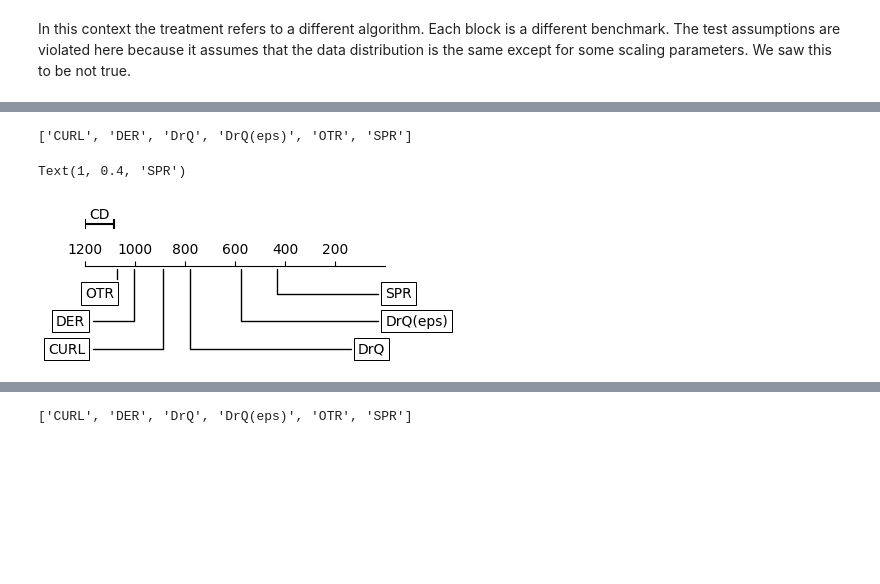
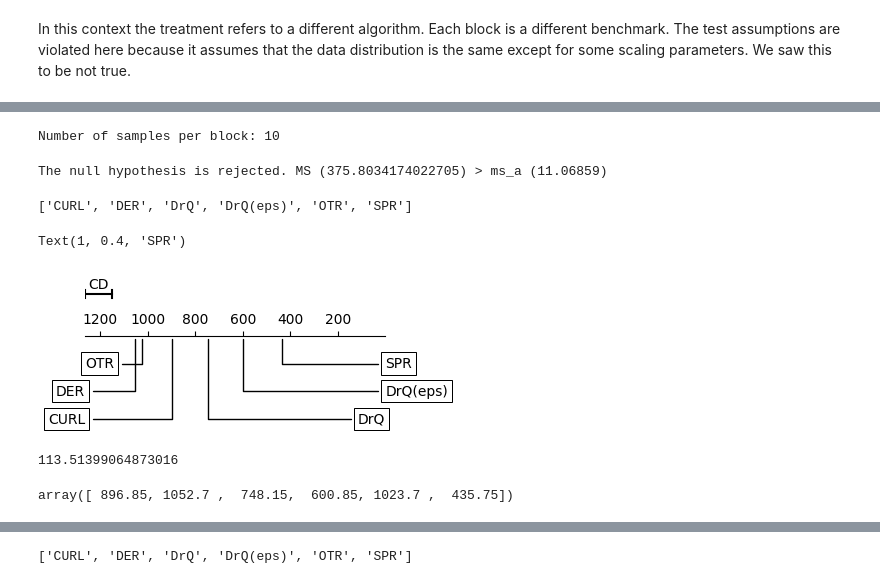
Before and after one commit to ecaromeo/stat_prec, a Jupyter notebook: normality.ipynb, the cells around one changed output, grey strips where cells are left out. Saved outputs shown, nothing was run; the diff lists cells and outputs as text; code cells hidden in the pictures; blank space fills up the shorter version.

Commit message:
refined skillings mack

```diff
--- a/normality.ipynb
+++ b/normality.ipynb
@@ -857,14 +855,18 @@ array([[3. , 4. , 3. , 4. , 2. , 3. , 2. , 1. , 1. , 1. , 3. , 5. , 6. ,
 # %%
 # Organize the data by "block" i.e. by benchmark game. Each row of observ will have results from one game.
-K = 10
+kk = 2
+K = Kv[kk]
+print(f'Number of samples per block: {K}')
 observ = np.zeros((len(games), len(algo_list)*K))
 for game, i in zip(games, range(len(games))):
     for alg, j in zip(algo_list, range(len(algo_list))):
-        # observ[i, j*K:j*K+K] = random.sample(algo_bench[alg][game], K)
-        observ[i, j*K:j*K+K] = algo_bench[alg][game][:K]
+        observ[i, j*K:j*K+K] = random.sample(algo_bench[alg][game], K)
+        # observ[i, j*K:j*K+K] = algo_bench[alg][game][:K]
+# %% [output]
+Number of samples per block: 10
 # %%
 ranks = stats.rankdata(observ, axis=1) # rank 1 corrisponde al valore piu' piccolo
-ranks = -np.add(ranks, -61) # rank 1 adesso é il migliore
+ranks = -np.add(ranks, -np.max(ranks+1)) # rank 1 adesso é il migliore
 
 avg_rank = np.zeros((len(games), len(algo_list)))
 for i in range(len(games)):
@@ -876,8 +878,12 @@ S = np.mean(avg_rank, axis=0)*len(games)
 # k=treatments, n=blocks, c=observations per block per treatment
 N = K*len(games)*len(algo_list)
 MS = 12/(Nalgo*(N+len(games)))*np.sum(np.power(S,2)) -3*(N+len(games))
-
-ms_a = 10.99084 # obtained from the cMackSkil function of NMS3 package in R.
+if MS >= ms_a_v[kk]:
+    print(f'The null hypothesis is rejected. MS ({MS}) > ms_a ({ms_a_v[kk]})')
+else:
+    print(f'The null hypothesis is NOT rejected. MS ({MS}) < ms_a ({ms_a_v[kk]})')
+# %% [output]
+The null hypothesis is rejected. MS (375.8034174022705) > ms_a (11.06859)
 # %%
 algo_list
 # %% [output]
@@ -887,36 +892,44 @@ q_a = 4.031 # orbtained from the cRangeNor function of NMS3 package in R
 cd = q_a*(Nalgo*(N+len(games))/12)**0.5
 # %%
-limits=(1200, 1)
+limits=(np.max(S)*1.2, 1)
 fig, ax = plt.subplots(figsize=(5,1.8))
 plt.subplots_adjust(left=0.2, right=0.8)
 
 # set up plot
 ax.set_xlim(limits)
 ax.set_ylim(0,1)
 ax.spines['top'].set_position(('axes', 0.6))
 #ax.xaxis.tick_top()
 ax.xaxis.set_ticks_position('top')
 ax.yaxis.set_visible(False)
 for pos in ["bottom", "left", "right"]:
     ax.spines[pos].set_visible(False)
 
 # # CD bar
 ax.plot([limits[0],limits[0]-cd], [.9,.9], color="k")
 ax.plot([limits[0],limits[0]], [.9-0.03,.9+0.03], color="k")
 ax.plot([limits[0]-cd,limits[0]-cd], [.9-0.03,.9+0.03], color="k")
 ax.text(limits[0]-cd/2., 0.92, "CD", ha="center", va="bottom")
 
 # # annotations
 bbox_props = dict(boxstyle="square,pad=0.3", fc="w", ec="k", lw=0.72)
 arrowprops=dict(arrowstyle="-",connectionstyle="angle,angleA=0,angleB=90")
 kw = dict(xycoords='data',textcoords="axes fraction",
           arrowprops=arrowprops, bbox=bbox_props, va="center")
 ax.annotate(algo_list[0], xy=(S[0], 0.6), xytext=(0, 0),ha="right",  **kw) # CURL
 ax.annotate(algo_list[1], xy=(S[1], 0.6), xytext=(0, 0.2),ha="right",  **kw) # DER
 ax.annotate(algo_list[2], xy=(S[2], 0.6), xytext=(1 ,0),ha="right",  **kw) # DrQ
 ax.annotate(algo_list[3], xy=(S[3], 0.6), xytext=(1, 0.2),ha="left",  **kw) # DrQ(eps)
 ax.annotate(algo_list[4], xy=(S[4], 0.6), xytext=(0, 0.4),ha="left",  **kw) # OTR
 ax.annotate(algo_list[5], xy=(S[5], 0.6), xytext=(1,0.4),ha="left",  **kw) # SPR
 # %% [output]
 Text(1, 0.4, 'SPR')
-[figure, old version]
+[figure, new version]
+# %%
+cd
+# %% [output]
+113.51399064873016
+# %%
+S
+# %% [output]
+array([ 896.85, 1052.7 ,  748.15,  600.85, 1023.7 ,  435.75])
```
Also changed, not shown: parts of 16 cells of this notebook, 1 other file.
